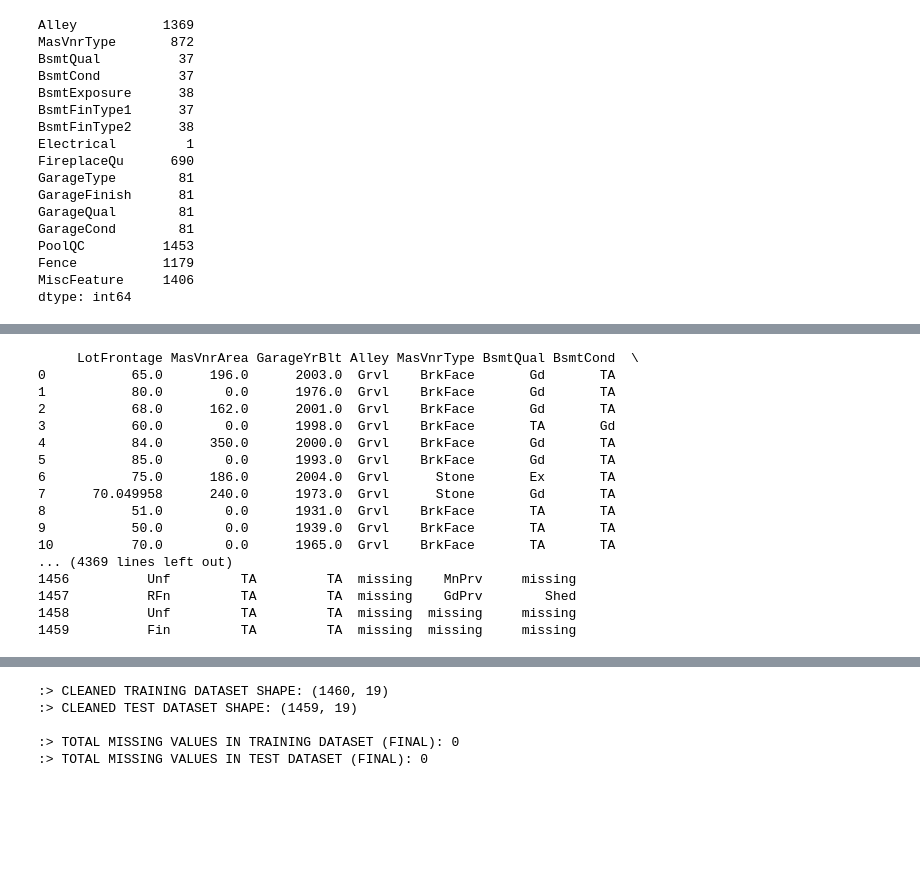
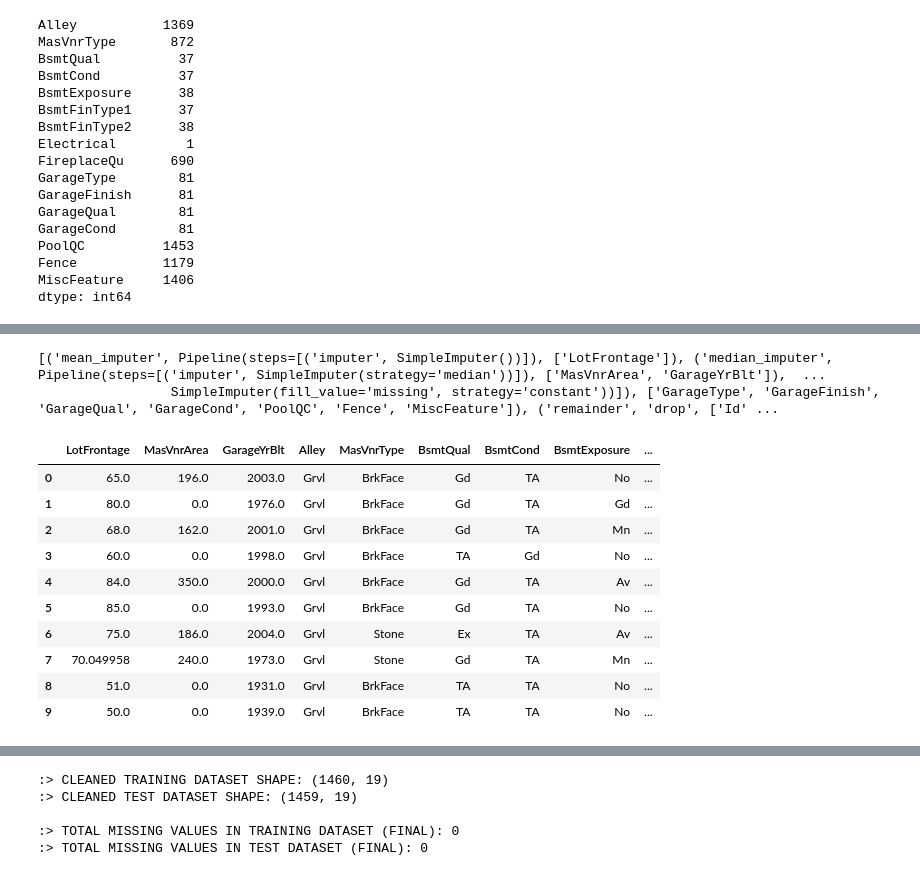
Before and after one commit to Dev-Zinzuvadiya/ml-engineering-workspace, a Jupyter notebook: datasets/model_training/02_model_train.ipynb, the cells around one changed output, grey strips where cells are left out. Saved outputs shown, nothing was run; the diff lists cells and outputs as text; code cells hidden in the pictures; blank space fills up the shorter version.

Commit message:
model train with diffrent methods

```diff
--- a/datasets/model_training/02_model_train.ipynb
+++ b/datasets/model_training/02_model_train.ipynb
@@ -9,8 +11,8 @@ from sklearn.impute import SimpleImputer
 from sklearn.compose import ColumnTransformer
 
 # READ THE TRAINING AND TEST DATASETS FROM CSV FILES
-train_DF = pd.read_csv("trained_dataset.csv")
-test_DF = pd.read_csv("test_dataset.csv")
+train_DF = pd.read_csv("train.csv")
+test_DF = pd.read_csv("test.csv")
 
 # DISPLAY ALL ROWS AND COLUMNS WITHOUT TRUNCATION FOR FULL INSPECTION
 pd.set_option("display.max_rows", None)
@@ -131,9 +132,11 @@ Mode_Impute = Pipeline(steps=[("imputer", SimpleImputer(strategy="most_frequent"
 Missing_Impute = Pipeline(steps=[("imputer", SimpleImputer(strategy="constant", fill_value="missing"))])
 
 # CREATE COLUMN TRANSFORMER TO APPLY DIFFERENT STRATEGIES TO SPECIFIC COLUMNS
-preprocessor = ColumnTransformer(transformers=[
-    ('mean_imputer', Mean_Impute, For_Mean_Cols),
-    ('median_imputer', Median_Impute, For_Median_Cols),
-    ('mode_imputer', Mode_Impute, For_Mode_Cols),
-    ('missing_imputer', Missing_Impute, For_Missing_Cols),
-])
+preprocessor = ColumnTransformer(
+    transformers=[
+        ('mean_imputer', Mean_Impute, For_Mean_Cols),
+        ('median_imputer', Median_Impute, For_Median_Cols),
+        ('mode_imputer', Mode_Impute, For_Mode_Cols),
+        ('missing_imputer', Missing_Impute, For_Missing_Cols),
+    ],
+)
@@ -173,21 +191,21 @@ Complete_X_test = pd.DataFrame(Clean_X_test, columns=For_Mean_Cols + For_Median_
-# %%
-# DISPLAY THE COMPLETE CLEANED TRAINING DATAFRAME
-display(Complete_X_train)
-# %% [output]
-     LotFrontage MasVnrArea GarageYrBlt Alley MasVnrType BsmtQual BsmtCond  \
-0           65.0      196.0      2003.0  Grvl    BrkFace       Gd       TA
-1           80.0        0.0      1976.0  Grvl    BrkFace       Gd       TA
-2           68.0      162.0      2001.0  Grvl    BrkFace       Gd       TA
-3           60.0        0.0      1998.0  Grvl    BrkFace       TA       Gd
-4           84.0      350.0      2000.0  Grvl    BrkFace       Gd       TA
-5           85.0        0.0      1993.0  Grvl    BrkFace       Gd       TA
-6           75.0      186.0      2004.0  Grvl      Stone       Ex       TA
-7      70.049958      240.0      1973.0  Grvl      Stone       Gd       TA
-8           51.0        0.0      1931.0  Grvl    BrkFace       TA       TA
-9           50.0        0.0      1939.0  Grvl    BrkFace       TA       TA
-10          70.0        0.0      1965.0  Grvl    BrkFace       TA       TA
-... (4369 lines left out)
-1456          Unf         TA         TA  missing    MnPrv     missing
-1457          RFn         TA         TA  missing    GdPrv        Shed
-1458          Unf         TA         TA  missing  missing     missing
-1459          Fin         TA         TA  missing  missing     missing
+# %%
+# DISPLAY THE TRANSFORMERS CONFIGURATION FOR VERIFICATION
+print(preprocessor.transformers_)
+# %% [output]
+[('mean_imputer', Pipeline(steps=[('imputer', SimpleImputer())]), ['LotFrontage']), ('median_imputer', Pipeline(steps=[('imputer', SimpleImputer(strategy='median'))]), ['MasVnrArea', 'GarageYrBlt']),  ...
+                 SimpleImputer(fill_value='missing', strategy='constant'))]), ['GarageType', 'GarageFinish', 'GarageQual', 'GarageCond', 'PoolQC', 'Fence', 'MiscFeature']), ('remainder', 'drop', ['Id' ...
+# %%
+# DISPLAY THE COMPLETE CLEANED TRAINING DATAFRAME
+Complete_X_train.head(10)
+# %% [output]
+|  | LotFrontage | MasVnrArea | GarageYrBlt | Alley | MasVnrType | BsmtQual | BsmtCond | BsmtExposure | ... |
+| 0 | 65.0 | 196.0 | 2003.0 | Grvl | BrkFace | Gd | TA | No | ... |
+| 1 | 80.0 | 0.0 | 1976.0 | Grvl | BrkFace | Gd | TA | Gd | ... |
+| 2 | 68.0 | 162.0 | 2001.0 | Grvl | BrkFace | Gd | TA | Mn | ... |
+| 3 | 60.0 | 0.0 | 1998.0 | Grvl | BrkFace | TA | Gd | No | ... |
+| 4 | 84.0 | 350.0 | 2000.0 | Grvl | BrkFace | Gd | TA | Av | ... |
+| 5 | 85.0 | 0.0 | 1993.0 | Grvl | BrkFace | Gd | TA | No | ... |
+| 6 | 75.0 | 186.0 | 2004.0 | Grvl | Stone | Ex | TA | Av | ... |
+| 7 | 70.049958 | 240.0 | 1973.0 | Grvl | Stone | Gd | TA | Mn | ... |
+| 8 | 51.0 | 0.0 | 1931.0 | Grvl | BrkFace | TA | TA | No | ... |
+| 9 | 50.0 | 0.0 | 1939.0 | Grvl | BrkFace | TA | TA | No | ... |
```
Also changed, not shown: parts of 16 cells of this notebook, 2 other files.
